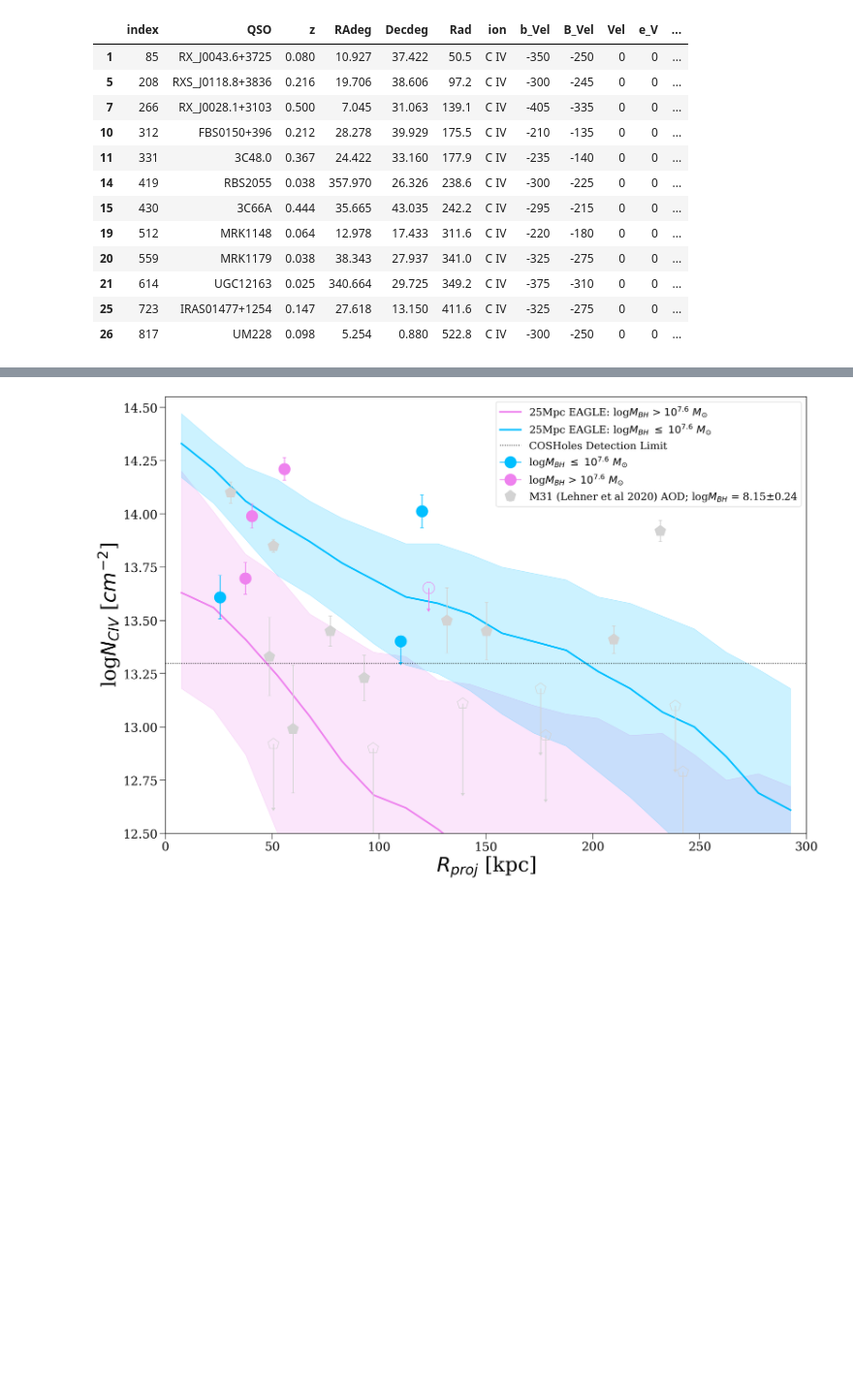
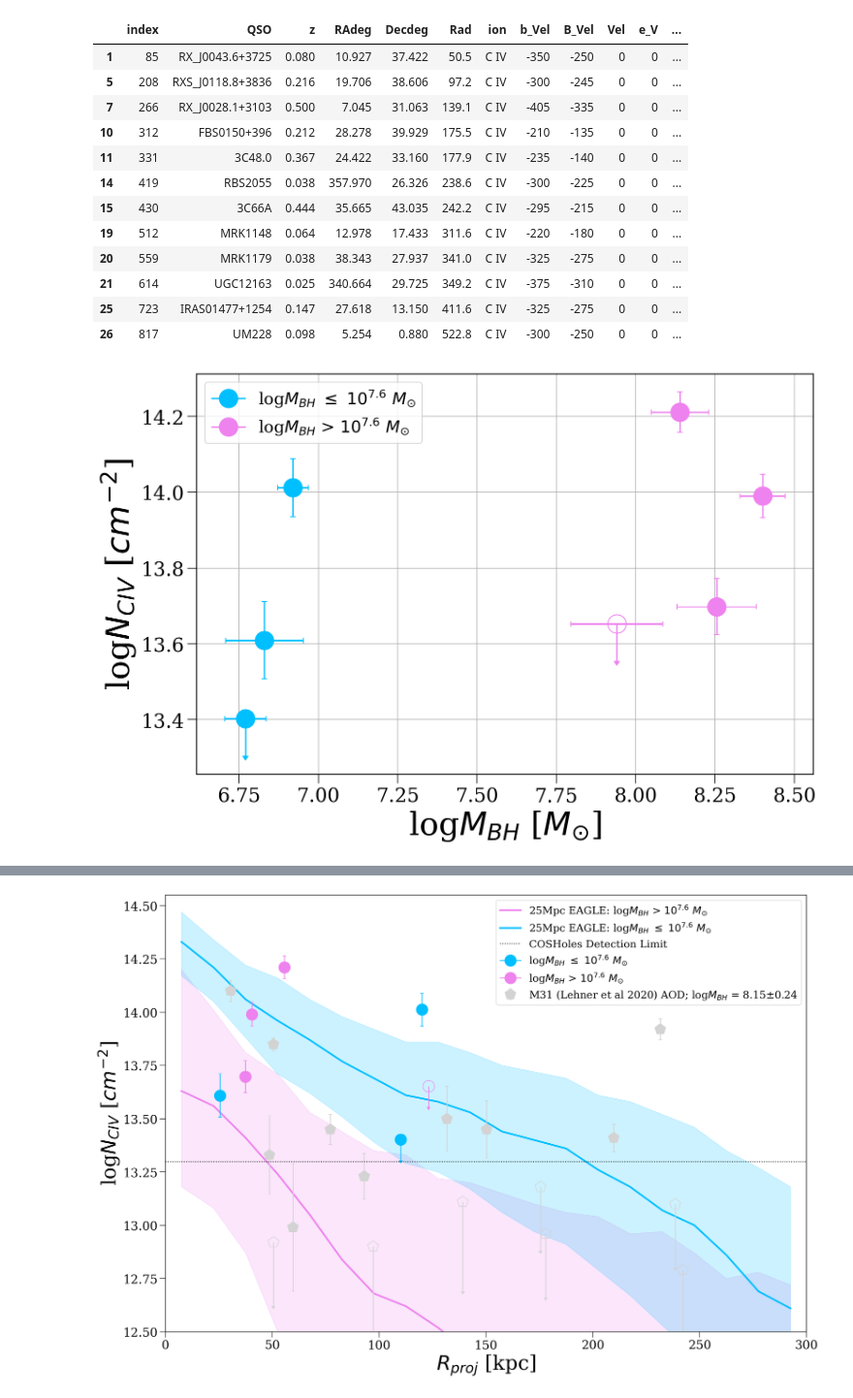
Before and after one commit to samlugarza/COS-Holes, a Jupyter notebook: notebooks/CIV_Analysis.ipynb, the cells around one changed output, grey strips where cells are left out. Shown at 97% size. Saved outputs shown, nothing was run; the diff lists cells and outputs as text; code cells hidden in the pictures; blank space fills up the shorter version.

Commit message:
all the plots I wanted so far

```diff
--- a/notebooks/CIV_Analysis.ipynb
+++ b/notebooks/CIV_Analysis.ipynb
@@ -345,3 +345,49 @@ amiga_2_up_sum
 | 21 | 614 | UGC12163 | 0.025 | 340.664 | 29.725 | 349.2 | C IV | -375 | -310 | 0 | 0 | ... |
 | 25 | 723 | IRAS01477+1254 | 0.147 | 27.618 | 13.150 | 411.6 | C IV | -325 | -275 | 0 | 0 | ... |
 | 26 | 817 | UM228 | 0.098 | 5.254 | 0.880 | 522.8 | C IV | -300 | -250 | 0 | 0 | ... |
+# %%
+#NCIV vs BH Mass to see sample better
+#BH Error from Terrazas et al. 2017: https://iopscience.iop.org/article/10.3847/1538-4357/aa7d07/pdf
+
+plt.figure(1, figsize=(12,8))
+
+########### Plotting COS-Holes Data
+
+#J1159
+plt.errorbar(bh_mass[1], civ_df_J1159['N'][0], yerr=civ_df_J1159['sigN'][0], xerr = 0.125, capsize = 3, c = 'violet',
+             marker=".", markersize=40)
+
+#J1249
+plt.errorbar(bh_mass[4], civ_df_J1249['N'][6], yerr= civ_df_J1249['sigN'][6], xerr= 0.123, capsize = 3, c = 'deepskyblue',
+             label = 'log$M_{BH}$ $\leq$ $10^{7.6}$ $M_{\odot}$', marker=".", markersize=40)
+
+#J1051
+plt.errorbar(bh_mass[5], civ_df_J1051['N'][6], yerr= civ_df_J1051['sigN'][6], xerr= 0.071, capsize = 3, c = 'violet',
+             label = 'log$M_{BH}$ > $10^{7.6}$ $M_{\odot}$', marker=".", markersize=40)
+
+#J1123
+plt.errorbar(bh_mass[6], civ_df_J1123['N'][2], yerr=civ_df_J1123['sigN'][2], xerr=0.048, capsize = 3, c = 'deepskyblue',
+             marker=".", markersize=40)
+
+#J0246
+plt.errorbar(bh_mass[7], civ_df_J0246['N'][2], yerr=civ_df_J0246['sigN'][2], xerr = 0.09, capsize = 3, c = 'violet',
+             marker=".", markersize=40)
+
+##################################################################
+##### Upper Limits
+
+#J1101 - NGC 3489 (0) (DETECTION UPPER LIMIT)
+plt.errorbar(bh_mass[0], civ_df_J1101['N'][4], yerr=civ_df_J1101['sigN'][4], xerr = 0.065, uplims=True, c = 'deepskyblue',
+             marker=".", capsize = 3, markersize=40)
+
+#J1235 - NGC 4564 (8)
+plt.errorbar (bh_mass[8], np.log10(10**13.17+10**13.48), yerr=civ_df_J1101['sigN'][4], xerr= 0.145, uplims=True, c = 'violet',
+              marker=".",mfc='none', capsize = 3, markersize=40)
+
+plt.xlabel ('log$M_{BH}$ [$M_{\odot}$]')
+plt.ylabel ('log$N_{CIV}$ [$cm^{-2}$]')
+plt.legend(loc=2)
+plt.grid(True)
+plt.show()
+# %% [output]
+[figure, added]
```
Also changed, not shown: parts of 4 cells of this notebook.
